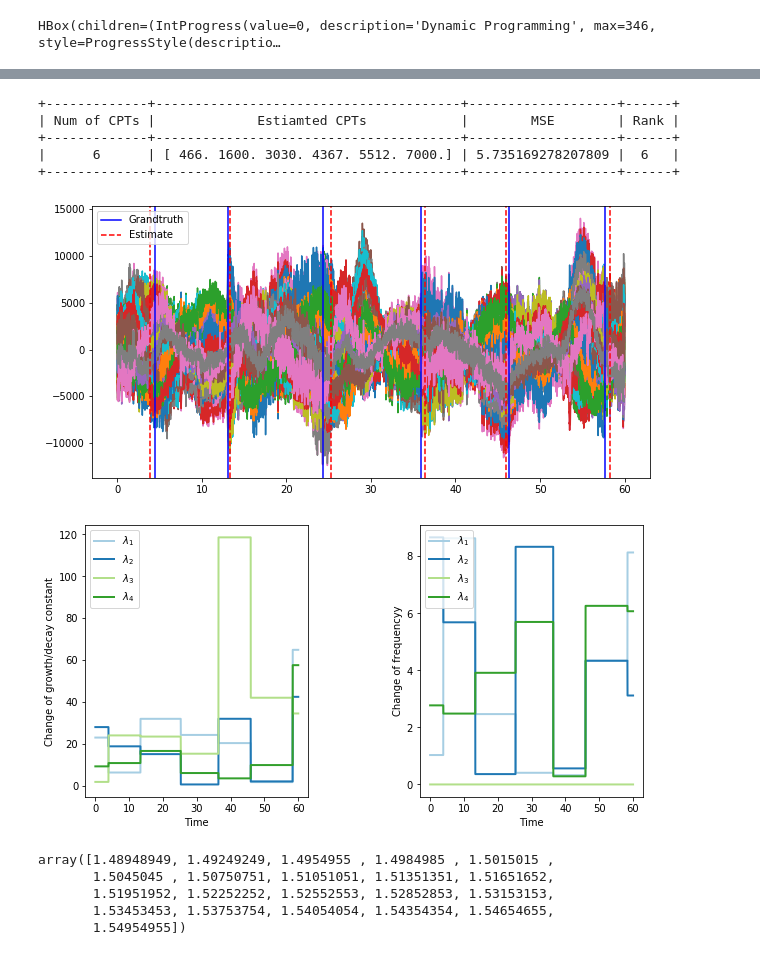
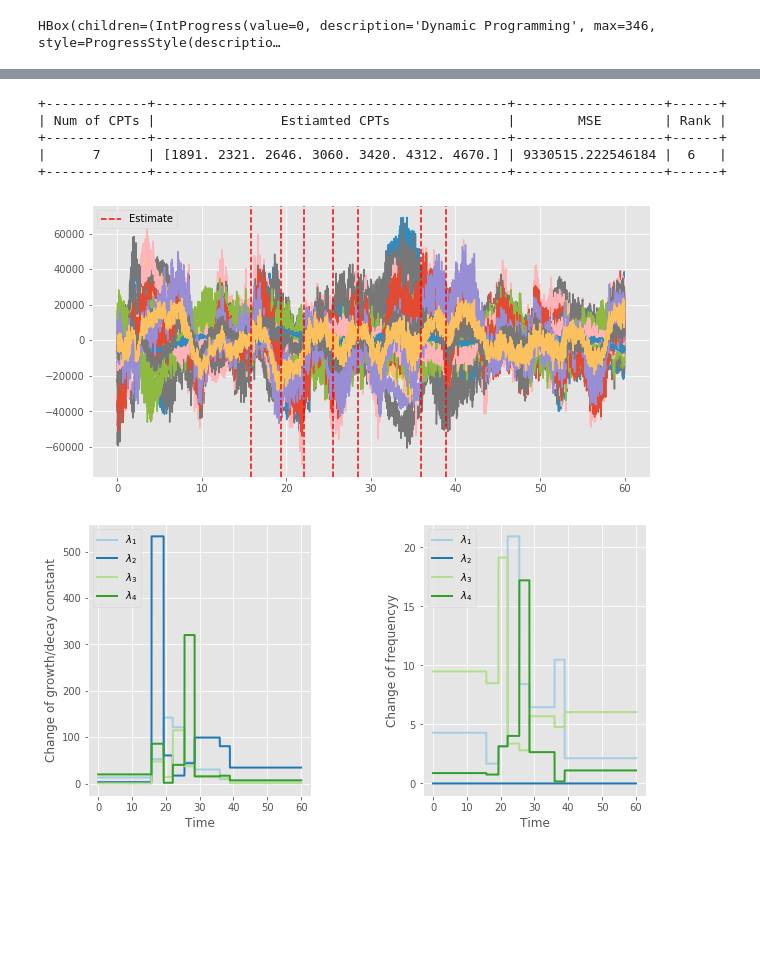
Before and after one commit to JINhuaqing/TVDN-simu, a Jupyter notebook: realdata/MEG-RS8008.ipynb, the cells around one changed output, grey strips where cells are left out. Saved outputs shown, nothing was run; the diff lists cells and outputs as text; code cells hidden in the pictures; blank space fills up the shorter version.

```diff
--- a/realdata/MEG-RS8008.ipynb
+++ b/realdata/MEG-RS8008.ipynb
@@ -206,23 +168,13 @@ detRawNo.TuningKappa(kappas)
-# %%
-detRawNo.UpdateEcpts(6)
-print(detRawNo)
-detRawNo.PlotEcpts(GT=gtSt02.cpts)
-# %% [output]
-+-------------+---------------------------------------+-------------------+------+
-| Num of CPTs |             Estiamted CPTs            |        MSE        | Rank |
-+-------------+---------------------------------------+-------------------+------+
-|      6      | [ 466. 1600. 3030. 4367. 5512. 7000.] | 5.735169278207809 |  6   |
-+-------------+---------------------------------------+-------------------+------+
-[figure, removed]
-# %%
-detRawNo.PlotEigenCurve()
-# %% [output]
-[figure, removed]
-# %%
-detRawNo.kappas[detRawNo.numchgs==6]
-# %% [output]
-array([1.48948949, 1.49249249, 1.4954955 , 1.4984985 , 1.5015015 ,
-       1.5045045 , 1.50750751, 1.51051051, 1.51351351, 1.51651652,
-       1.51951952, 1.52252252, 1.52552553, 1.52852853, 1.53153153,
-       1.53453453, 1.53753754, 1.54054054, 1.54354354, 1.54654655,
-       1.54954955])
+# %%
+detRaw.UpdateEcpts(7)
+print(detRaw)
+detRaw.PlotEcpts()
+detRaw.PlotEigenCurve()
+# %% [output]
++-------------+---------------------------------------------+-------------------+------+
+| Num of CPTs |                Estiamted CPTs               |        MSE        | Rank |
++-------------+---------------------------------------------+-------------------+------+
+|      7      | [1891. 2321. 2646. 3060. 3420. 4312. 4670.] | 9330515.222546184 |  6   |
++-------------+---------------------------------------------+-------------------+------+
+[figure, added]
+[figure, added]
```
Also changed, not shown: parts of 18 cells of this notebook, 1 other file.
